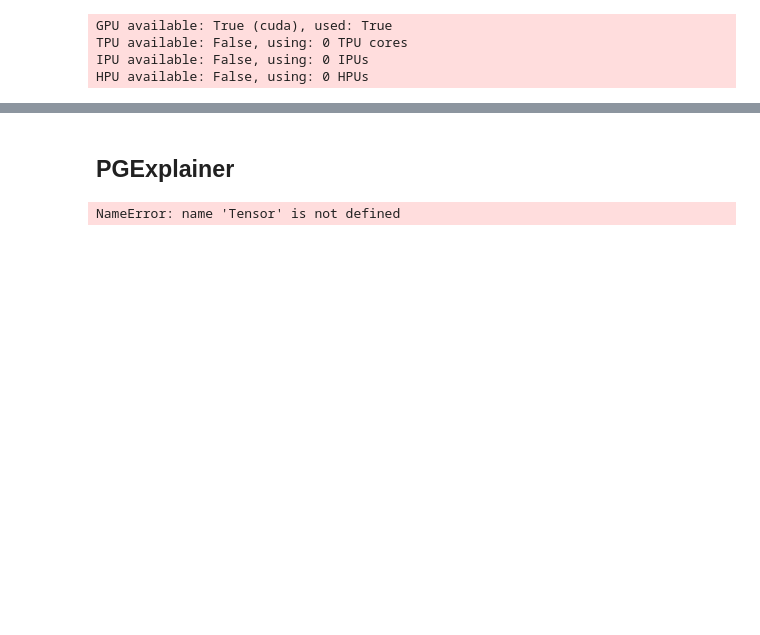
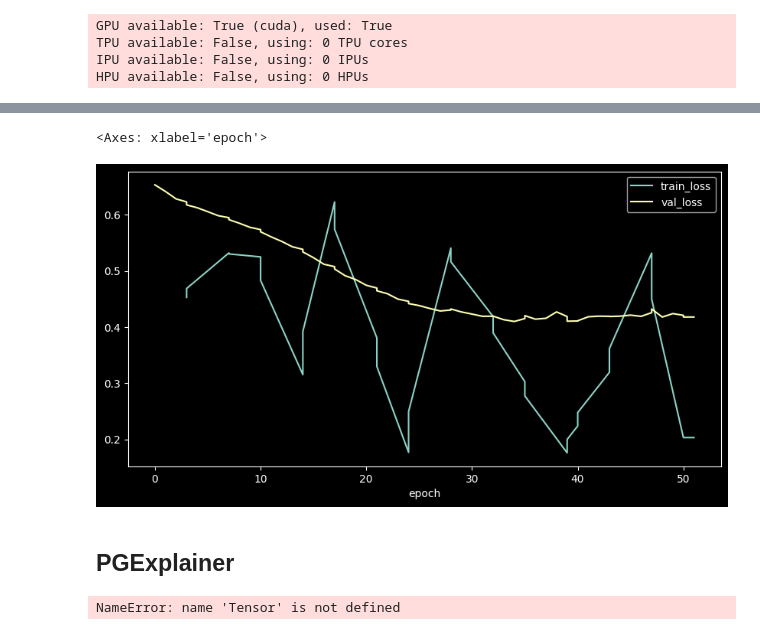
Before and after one commit to 6ninjak/neural-networks-exam, a Jupyter notebook: pgexplainer.ipynb, the cells around one changed output, grey strips where cells are left out. Saved outputs shown, nothing was run; the diff lists cells and outputs as text; code cells hidden in the pictures; blank space fills up the shorter version.

```diff
--- a/pgexplainer.ipynb
+++ b/pgexplainer.ipynb
@@ -162,3 +298,9 @@ LOCAL_RANK: 0 - CUDA_VISIBLE_DEVICES: [0]
+# %%
+df = pd.read_csv('checkpoints/MUTAG/metrics_gnn.csv')
+df.interpolate('linear').plot(x='epoch', y=['train_loss', 'val_loss'], figsize=(10, 5))
+# %% [output]
+<Axes: xlabel='epoch'>
+[figure, added]
 # %% [markdown]
 ## PGExplainer
 # %%
```
Also changed, not shown: parts of 32 cells of this notebook, 4 other files.
